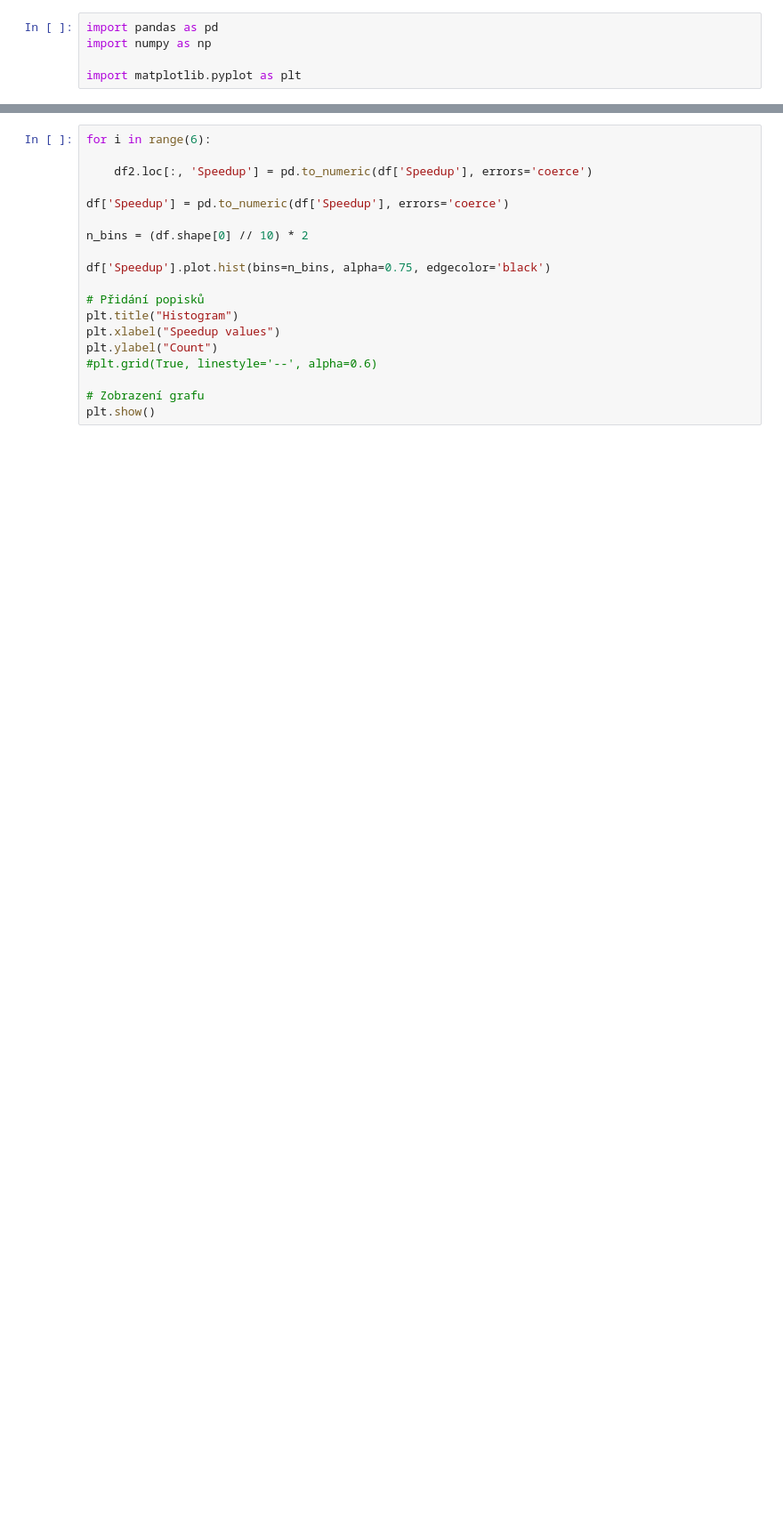
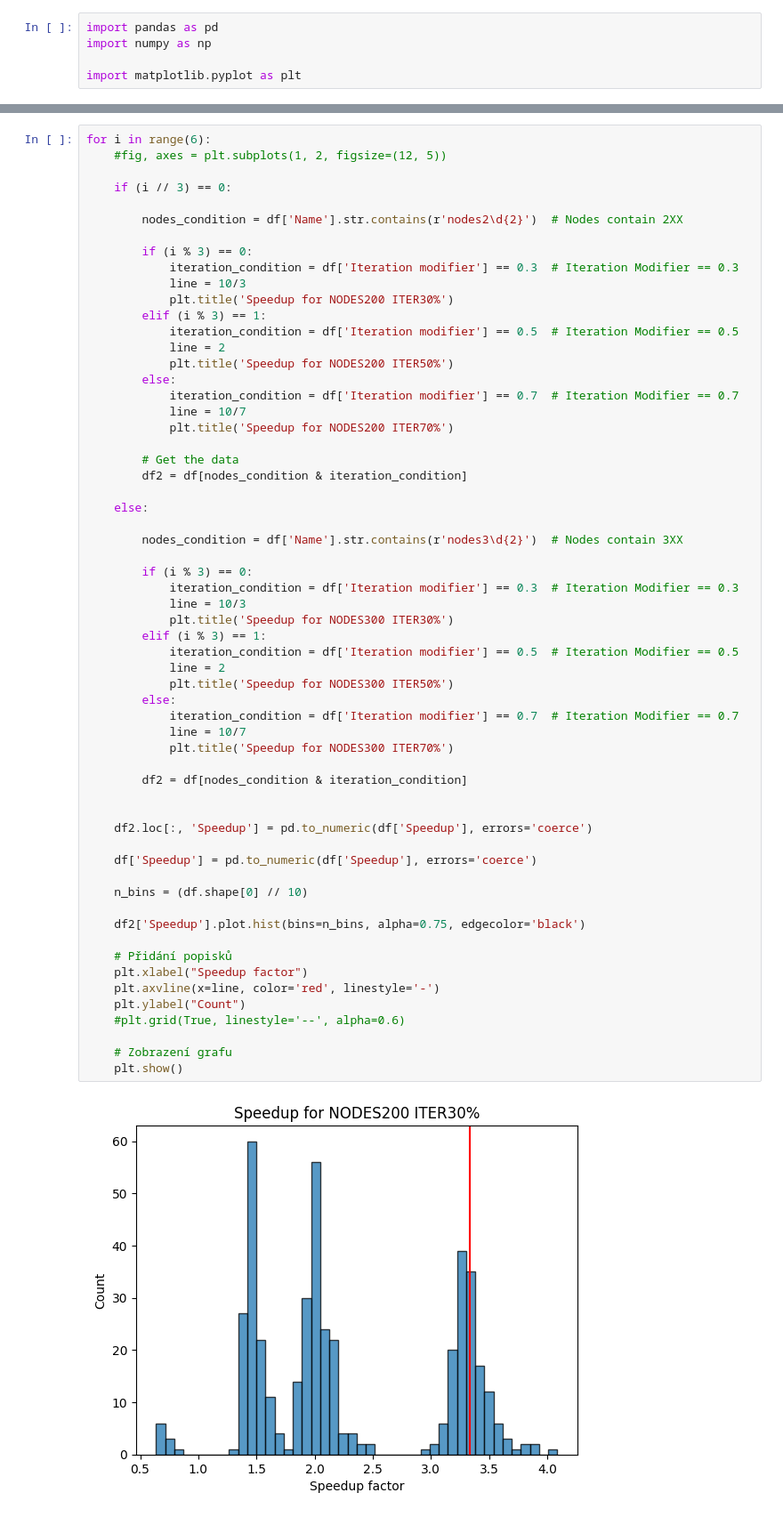
Before and after one commit to zdeneklapes/gal-gragh-algorithms, a Jupyter notebook: src/analysis.ipynb, the cells around one changed output, grey strips where cells are left out. Shown at 89% size. Saved outputs shown, nothing was run; the diff lists cells and outputs as text; blank space fills up the shorter version.

```diff
--- a/src/analysis.ipynb
+++ b/src/analysis.ipynb
@@ -241,19 +225,62 @@ for i in range(6):
-# %%
-for i in range(6):
-
-    df2.loc[:, 'Speedup'] = pd.to_numeric(df['Speedup'], errors='coerce')
-
-df['Speedup'] = pd.to_numeric(df['Speedup'], errors='coerce')
-
-n_bins = (df.shape[0] // 10) * 2
-
-df['Speedup'].plot.hist(bins=n_bins, alpha=0.75, edgecolor='black')
-
-# Přidání popisků
-plt.title("Histogram")
-plt.xlabel("Speedup values")
-plt.ylabel("Count")
-#plt.grid(True, linestyle='--', alpha=0.6)
-
-# Zobrazení grafu
-plt.show()
+# %%
+for i in range(6):
+    #fig, axes = plt.subplots(1, 2, figsize=(12, 5))
+
+    if (i // 3) == 0:
+
+        nodes_condition = df['Name'].str.contains(r'nodes2\d{2}')  # Nodes contain 2XX
+
+        if (i % 3) == 0:
+            iteration_condition = df['Iteration modifier'] == 0.3  # Iteration Modifier == 0.3
+            line = 10/3
+            plt.title('Speedup for NODES200 ITER30%')
+        elif (i % 3) == 1:
+            iteration_condition = df['Iteration modifier'] == 0.5  # Iteration Modifier == 0.5
+            line = 2
+            plt.title('Speedup for NODES200 ITER50%')
+        else:
+            iteration_condition = df['Iteration modifier'] == 0.7  # Iteration Modifier == 0.7
+            line = 10/7
+            plt.title('Speedup for NODES200 ITER70%')
+
+        # Get the data
+        df2 = df[nodes_condition & iteration_condition]
+
+    else:
+
+        nodes_condition = df['Name'].str.contains(r'nodes3\d{2}')  # Nodes contain 3XX
+
+        if (i % 3) == 0:
+            iteration_condition = df['Iteration modifier'] == 0.3  # Iteration Modifier == 0.3
+            line = 10/3
+            plt.title('Speedup for NODES300 ITER30%')
+        elif (i % 3) == 1:
+            iteration_condition = df['Iteration modifier'] == 0.5  # Iteration Modifier == 0.5
+            line = 2
+            plt.title('Speedup for NODES300 ITER50%')
+        else:
+            iteration_condition = df['Iteration modifier'] == 0.7  # Iteration Modifier == 0.7
+            line = 10/7
+            plt.title('Speedup for NODES300 ITER70%')
+
+        df2 = df[nodes_condition & iteration_condition]
+
+
+    df2.loc[:, 'Speedup'] = pd.to_numeric(df['Speedup'], errors='coerce')
+
+    df['Speedup'] = pd.to_numeric(df['Speedup'], errors='coerce')
+
+    n_bins = (df.shape[0] // 10)
+
+    df2['Speedup'].plot.hist(bins=n_bins, alpha=0.75, edgecolor='black')
+
+    # Přidání popisků
+    plt.xlabel("Speedup factor")
+    plt.axvline(x=line, color='red', linestyle='-')
+    plt.ylabel("Count")
+    #plt.grid(True, linestyle='--', alpha=0.6)
+
+    # Zobrazení grafu
+    plt.show()
+# %% [output]
+[figure, added]
```
Also changed, not shown: parts of 11 cells of this notebook, 1 other file.
